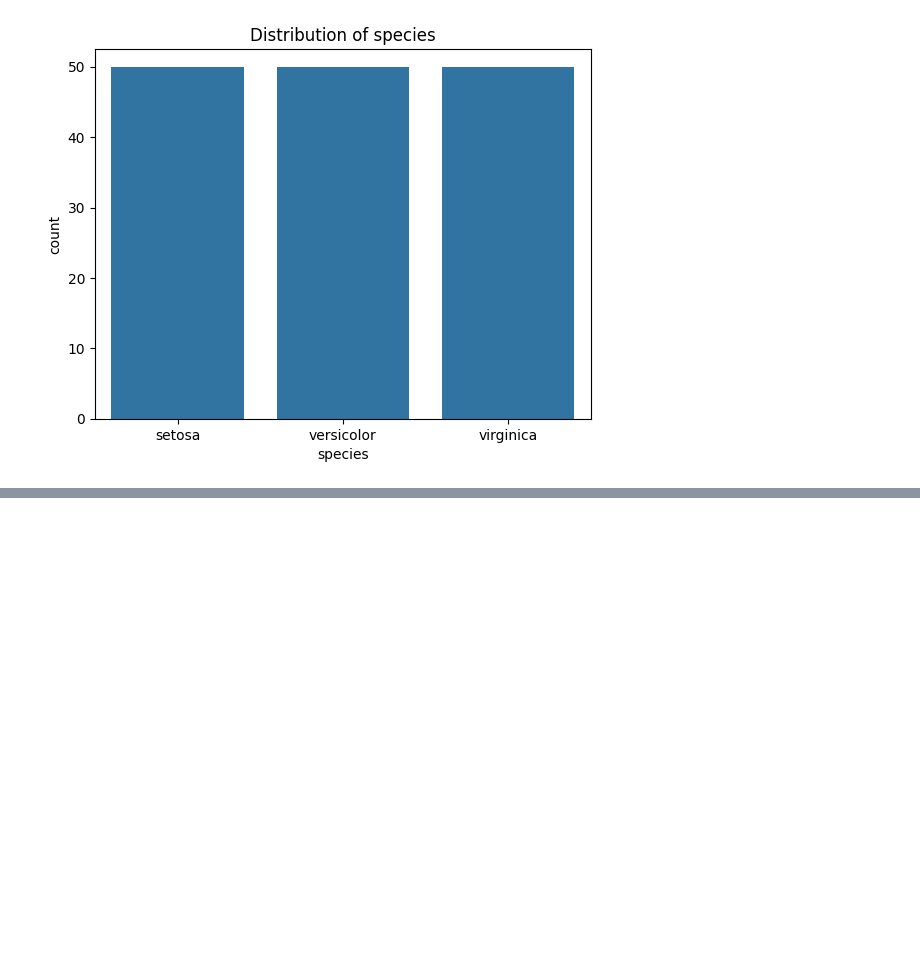
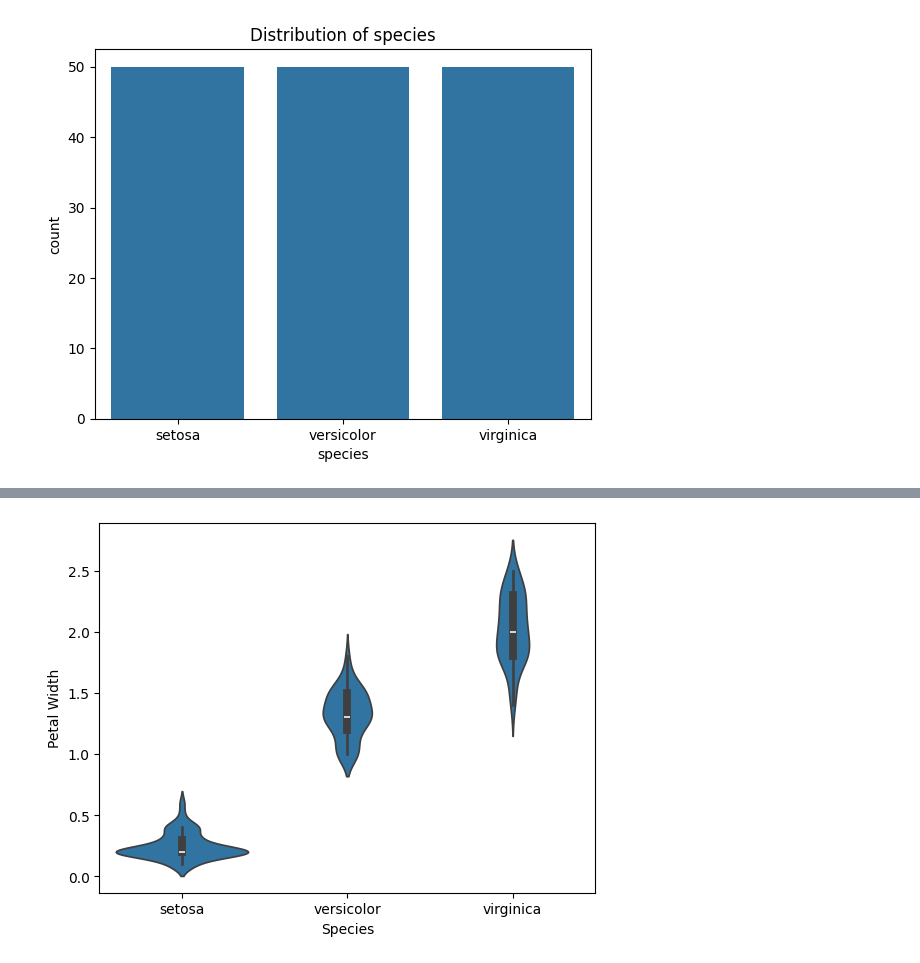
Before and after one commit to Crusoe22/datafun-04-jupyter, a Jupyter notebook: nolan_eda.ipynb, the cells around one changed output, grey strips where cells are left out. Cells and saved outputs as stored; diff of their text form; code cells hidden in the pictures; blank space fills up the shorter version.

```diff
--- a/nolan_eda.ipynb
+++ b/nolan_eda.ipynb
@@ -174,0 +136,6 @@ In the linear regression chart my assuming is the setosa is the bottom with the
+# %%
+# Create violin plot
+sns.violinplot(x='Species', y='Petal Width', data=df)
+plt.show()
+# %% [output]
+[figure, added]
```
Also changed, not shown: parts of 33 cells of this notebook, 2 other files.
